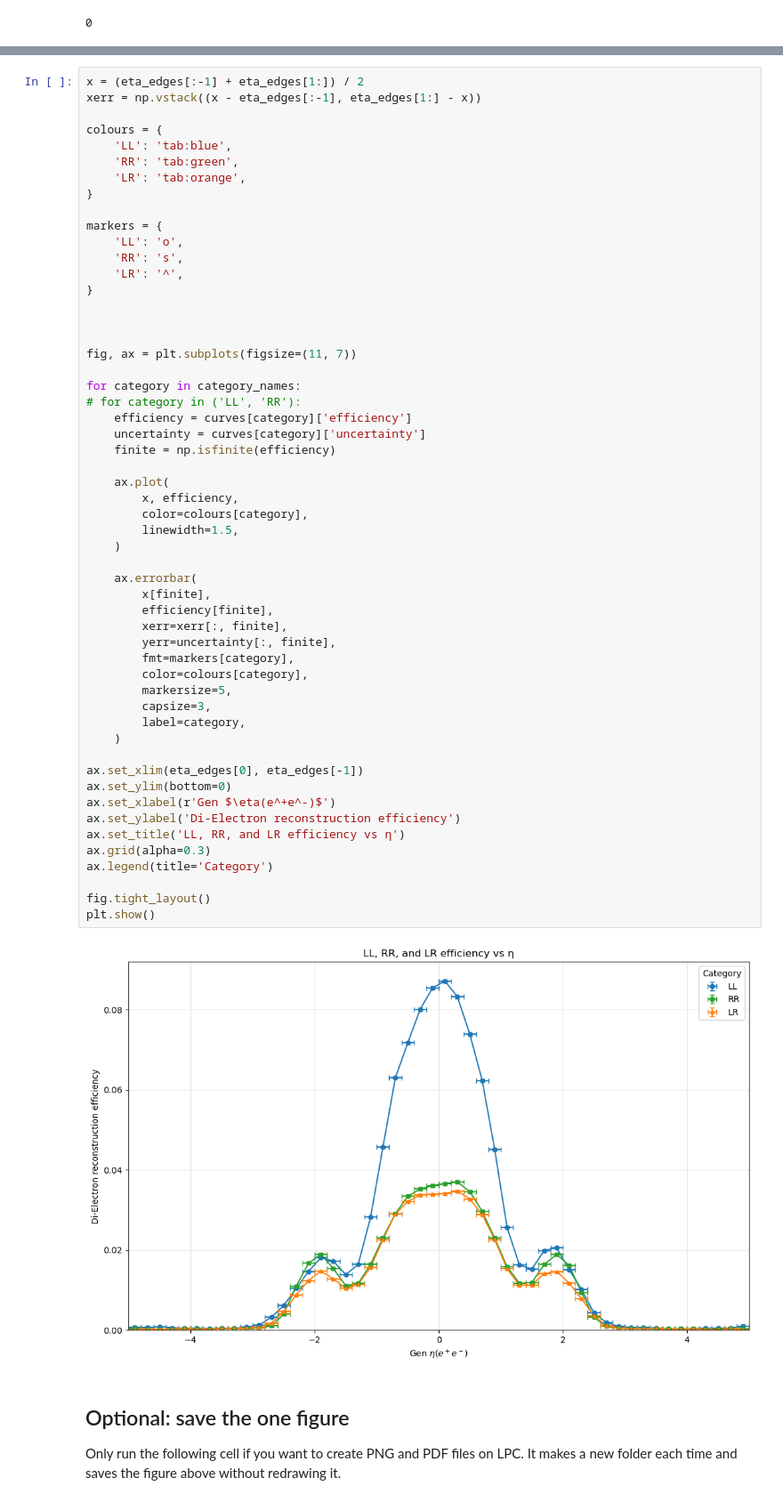
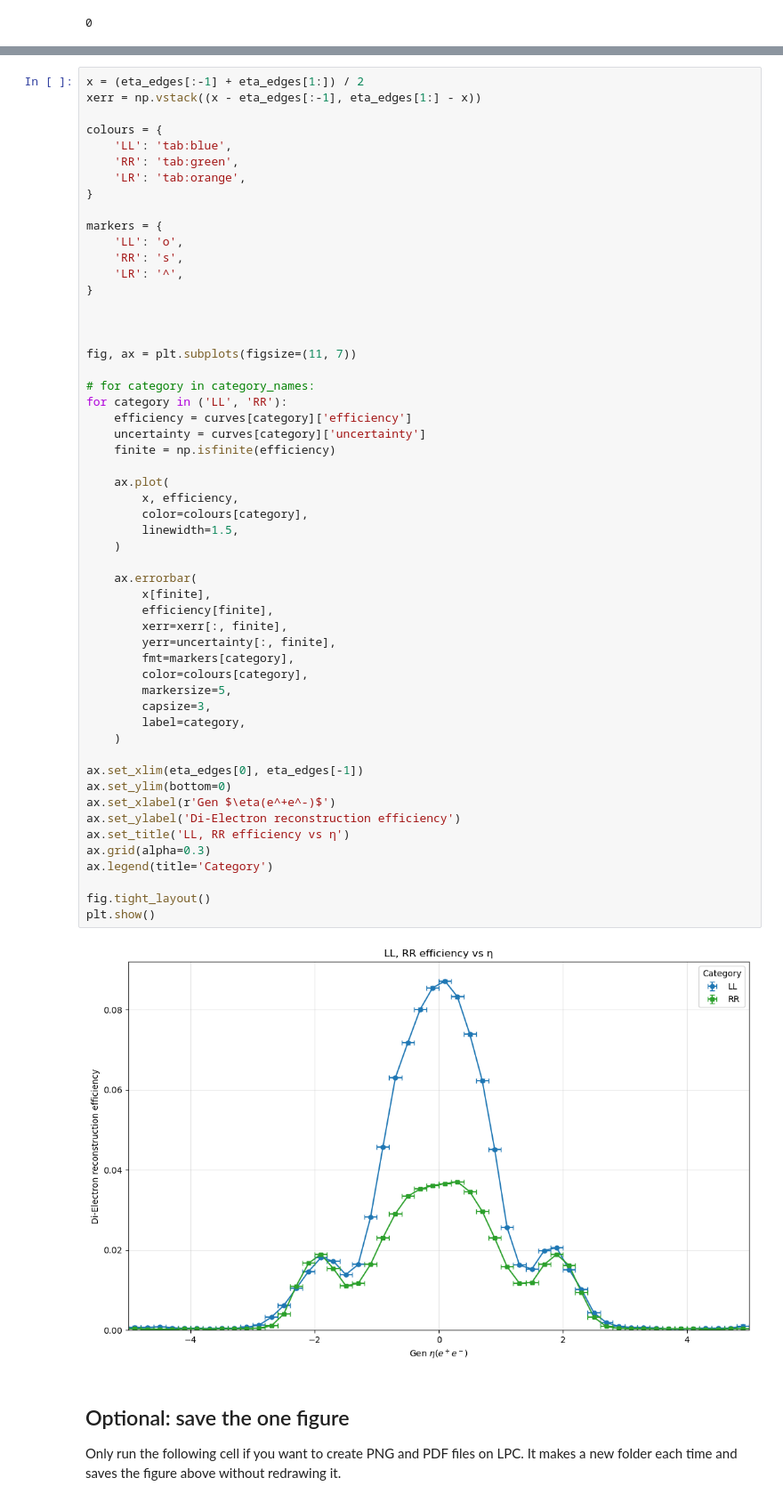
Before and after one commit to cms-idm/IDM, a Jupyter notebook: python_analysis/exampleNotebooks/Resolution/Final_Res/VertexReconEffStudies/VRE_vs_Eta_continous.ipynb, the cells around one changed output, grey strips where cells are left out. Shown at 89% size. Cells and saved outputs as stored; diff of their text form.

```diff
--- a/python_analysis/exampleNotebooks/Resolution/Final_Res/VertexReconEffStudies/VRE_vs_Eta_continous.ipynb
+++ b/python_analysis/exampleNotebooks/Resolution/Final_Res/VertexReconEffStudies/VRE_vs_Eta_continous.ipynb
@@ -209,42 +209,42 @@ markers = {
 
 fig, ax = plt.subplots(figsize=(11, 7))
 
-for category in category_names:
-# for category in ('LL', 'RR'):
+# for category in category_names:
+for category in ('LL', 'RR'):
     efficiency = curves[category]['efficiency']
     uncertainty = curves[category]['uncertainty']
     finite = np.isfinite(efficiency)
 
     ax.plot(
         x, efficiency,
         color=colours[category],
         linewidth=1.5,
     )
 
     ax.errorbar(
         x[finite],
         efficiency[finite],
         xerr=xerr[:, finite],
         yerr=uncertainty[:, finite],
         fmt=markers[category],
         color=colours[category],
         markersize=5,
         capsize=3,
         label=category,
     )
 
 ax.set_xlim(eta_edges[0], eta_edges[-1])
 ax.set_ylim(bottom=0)
 ax.set_xlabel(r'Gen $\eta(e^+e^-)$')
 ax.set_ylabel('Di-Electron reconstruction efficiency')
-ax.set_title('LL, RR, and LR efficiency vs η')
+ax.set_title('LL, RR efficiency vs η')
 ax.grid(alpha=0.3)
 ax.legend(title='Category')
 
 fig.tight_layout()
 plt.show()
 # %% [output]
-[figure, old version]
+[figure, new version]
 # %% [markdown]
 ## Optional: save the one figure
 Only run the following cell if you want to create PNG and PDF files on LPC. It makes a new folder each time and saves the figure above without redrawing it.
```
Also changed, not shown: parts of 1 cell of this notebook.
